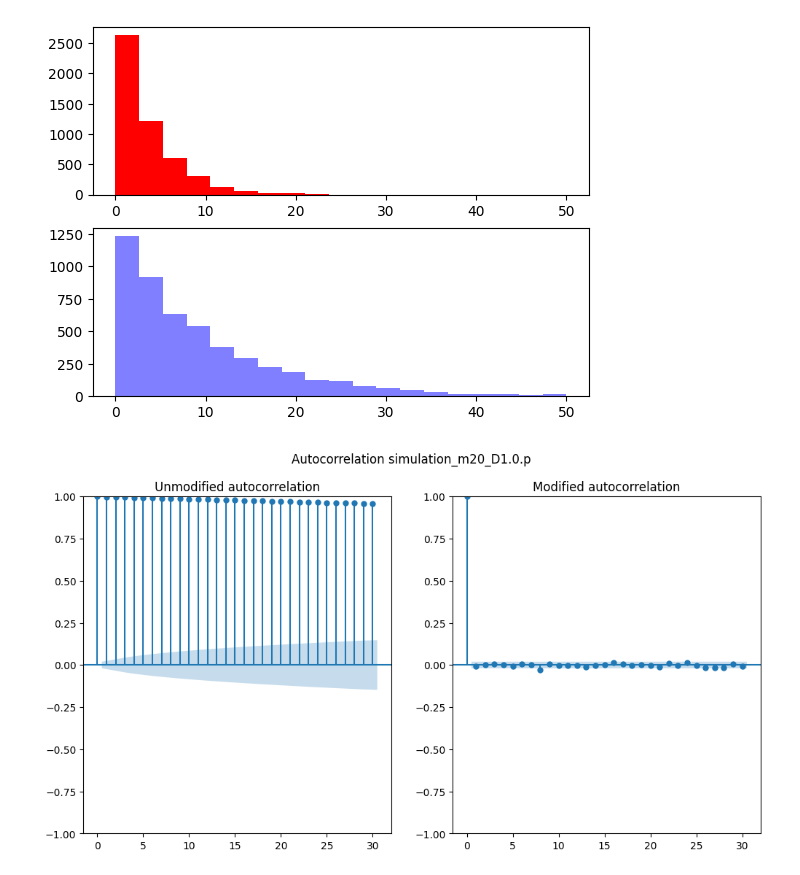
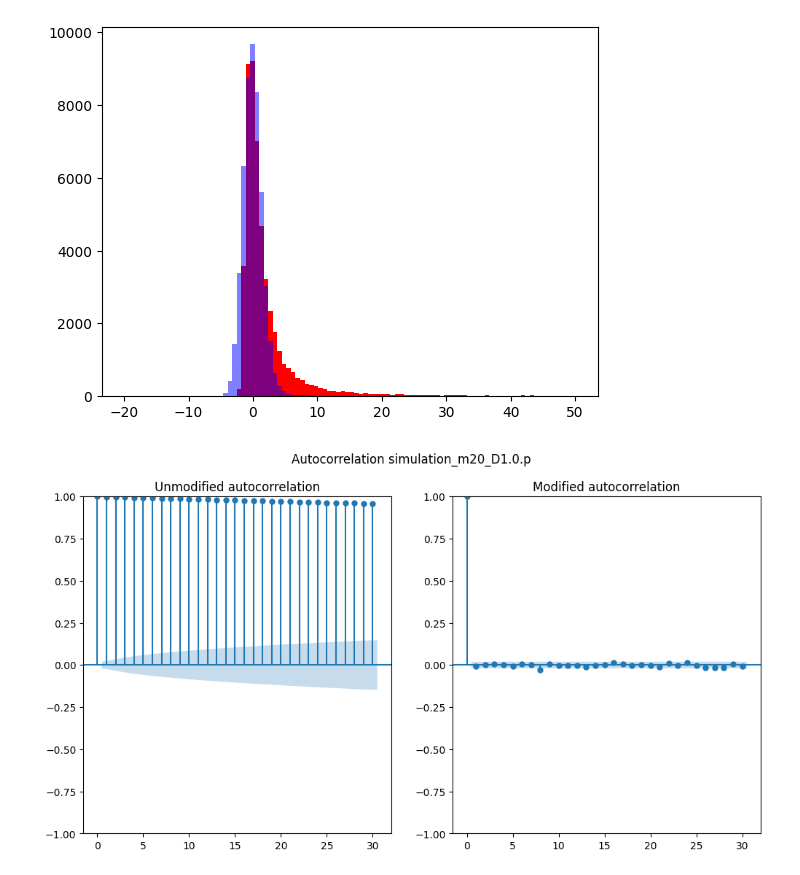
Before and after one commit to University-of-Silesia-Ion-Channel/Jonus, a Jupyter notebook: miscellaneous/tests.ipynb, the cells around one changed output. Drawn from its saved outputs; the diff is of its cells as text; code cells hidden in the pictures.

```diff
--- a/miscellaneous/tests.ipynb
+++ b/miscellaneous/tests.ipynb
@@ -1,17 +1,18 @@
 # %%
 import numpy as np
 import matplotlib.pyplot as plt
+from scipy.stats import levy_stable
+
 generator = np.random.Generator(np.random.PCG64(seed=123))
-a = generator.exponential(scale = 3.59, size = 5000)
-b = generator.exponential(scale = 10.0, size = 5000)
-bins = np.linspace(0, 50, 20)
-fig, axs = plt.subplots(2)
-axs[0].hist(a, bins = bins, color = 'r')
-axs[1].hist(b, bins = bins, color = 'b', alpha = 0.5)
-fig.savefig('histogram.png')
+a = levy_stable(alpha=1, beta=1.0, loc=0.0, scale=1.0).rvs(size=50000, random_state=generator)
+b = levy_stable(alpha=1.9, beta=1.0, loc=0.0, scale=1.0).rvs(size=50000, random_state=generator)
+fig, axs = plt.subplots(1)
+axs.hist(a, bins = 100, color = 'r', range=(-20,50))
+axs.hist(b, bins = 100, color = 'b', alpha = 0.5, range=(-20,50))
+# fig.savefig('histogram.png')
 plt.show()
 # %% [output]
-[figure, old version]
+[figure, new version]
 # %%
 import pickle
 import numpy as np
```
Also changed, not shown: parts of 2 cells of this notebook, 2 other files.
